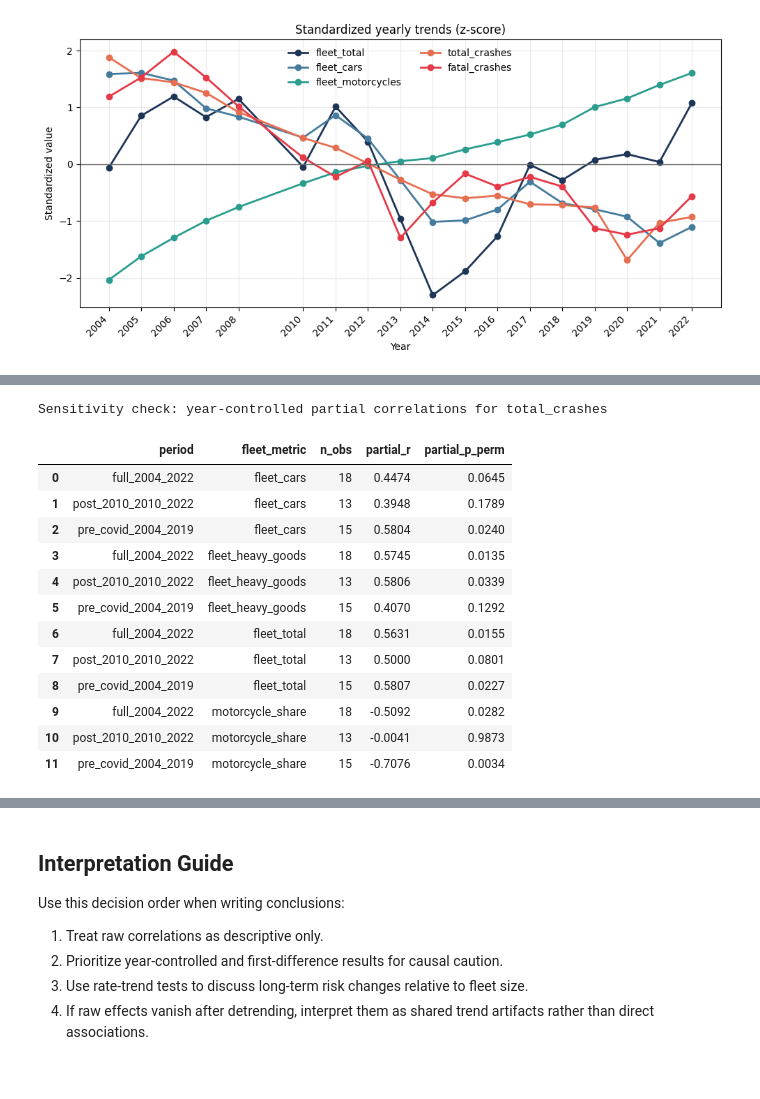
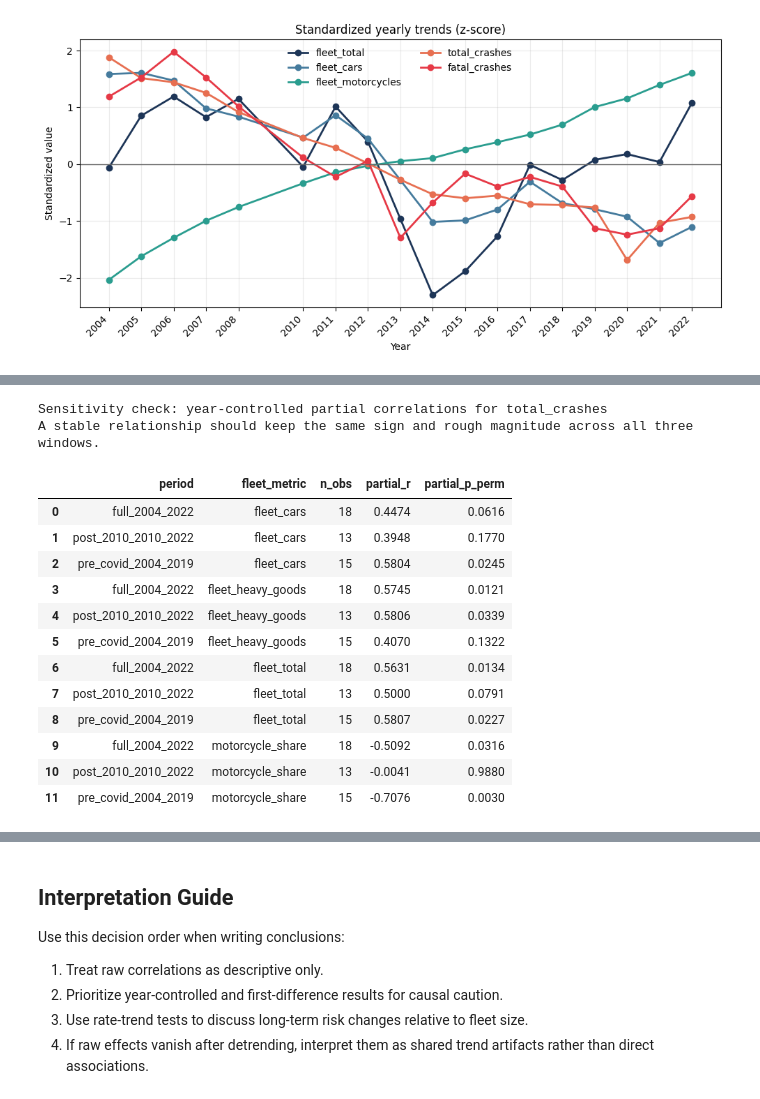
Before and after one commit to faustozamparelli/MilanCrash, a Jupyter notebook: notebooks/inference/Fleet.ipynb, the cells around one changed output, grey strips where cells are left out. Cells and saved outputs as stored; diff of their text form; code cells hidden in the pictures.

```diff
--- a/notebooks/Fleet.ipynb
+++ b/notebooks/inference/Fleet.ipynb
@@ -12,6 +12,7 @@ Statistical design:
 Goal: isolate robust statistical findings and separate trend artifacts from interpretable associations.
 # %%
 from pathlib import Path
+import sys
 
 import matplotlib.pyplot as plt
 import numpy as np
@@ -20,7 +21,9 @@ import pandas as pd
 pd.options.display.max_columns = 200
 pd.options.display.float_format = "{:.4f}".format
 
-candidate_roots = [Path.cwd(), Path.cwd().parent]
+SEED = 42
+
+candidate_roots = [Path.cwd(), Path.cwd().parent, Path.cwd().parent.parent]
 project_root = None
 for root in candidate_roots:
     if (root / "data" / "processed").exists():
@@ -29,6 +32,19 @@ for root in candidate_roots:
 
 if project_root is None:
     raise FileNotFoundError("Could not resolve the project root with data/processed.")
+
+scripts_dir = str(project_root / "scripts")
+if scripts_dir not in sys.path:
+    sys.path.insert(0, scripts_dir)
+
+from inference_utils import (  # noqa: E402
+    perm_corr,
+    partial_corr_with_year,
+    residualize_linear,
+    slope_perm_test,
+    bootstrap_slope_ci,
+    bh_qvalues,
+)
 
 processed_dir = project_root / "data" / "processed"
 fleet_path = processed_dir / "milan_vehicle_fleet_cleaned.csv"
@@ -412,57 +472,46 @@ Top first-difference correlations:
 # %%
-def partial_corr_period(df: pd.DataFrame, fleet_metric: str, crash_metric: str, n_perm: int = 8000, seed: int = 99) -> tuple[float, float, int]:
-    sub = df[["Year", fleet_metric, crash_metric]].dropna().copy()
-    if len(sub) < 5:
-        return np.nan, np.nan, int(len(sub))
-
-    rx = residualize_linear(sub[fleet_metric], sub["Year"])
-    ry = residualize_linear(sub[crash_metric], sub["Year"])
-    obs_r = float(np.corrcoef(rx, ry)[0, 1])
-
-    rng = np.random.default_rng(seed)
-    count = 0
-    for _ in range(n_perm):
-        rp = float(np.corrcoef(rx, rng.permutation(ry))[0, 1])
-        if abs(rp) >= abs(obs_r):
-            count += 1
-    p_val = (count + 1) / (n_perm + 1)
-    return obs_r, p_val, int(len(sub))
+# Sensitivity: trend-adjusted partial correlation for total_crashes on different periods.
 
 periods = {
     "full_2004_2022": analysis_df,
     "pre_covid_2004_2019": analysis_df.loc[analysis_df["Year"] <= 2019],
     "post_2010_2010_2022": analysis_df.loc[analysis_df["Year"] >= 2010],
 }
 
 sensitivity_rows = []
 for period_name, frame in periods.items():
     for fleet_metric in ["fleet_total", "fleet_heavy_goods", "motorcycle_share", "fleet_cars"]:
-        r, p, n_obs = partial_corr_period(frame, fleet_metric, "total_crashes", n_perm=8000, seed=77)
+        sub = frame[["Year", fleet_metric, "total_crashes"]].dropna()
+        r, p, n_obs = partial_corr_with_year(
+            sub[fleet_metric], sub["total_crashes"], sub["Year"], method="pearson", n_perm=8000, seed=SEED,
+        )
         sensitivity_rows.append(
             {
                 "period": period_name,
                 "fleet_metric": fleet_metric,
                 "n_obs": n_obs,
                 "partial_r": r,
                 "partial_p_perm": p,
             }
         )
 
 sensitivity_df = pd.DataFrame(sensitivity_rows).sort_values(["fleet_metric", "period"]).reset_index(drop=True)
 print("Sensitivity check: year-controlled partial correlations for total_crashes")
+print("A stable relationship should keep the same sign and rough magnitude across all three windows.")
 display(sensitivity_df)
 # %% [output]
 Sensitivity check: year-controlled partial correlations for total_crashes
+A stable relationship should keep the same sign and rough magnitude across all three windows.
 |  | period | fleet_metric | n_obs | partial_r | partial_p_perm |
-| 0 | full_2004_2022 | fleet_cars | 18 | 0.4474 | 0.0645 |
-| 1 | post_2010_2010_2022 | fleet_cars | 13 | 0.3948 | 0.1789 |
-| 2 | pre_covid_2004_2019 | fleet_cars | 15 | 0.5804 | 0.0240 |
-| 3 | full_2004_2022 | fleet_heavy_goods | 18 | 0.5745 | 0.0135 |
+| 0 | full_2004_2022 | fleet_cars | 18 | 0.4474 | 0.0616 |
+| 1 | post_2010_2010_2022 | fleet_cars | 13 | 0.3948 | 0.1770 |
+| 2 | pre_covid_2004_2019 | fleet_cars | 15 | 0.5804 | 0.0245 |
+| 3 | full_2004_2022 | fleet_heavy_goods | 18 | 0.5745 | 0.0121 |
 | 4 | post_2010_2010_2022 | fleet_heavy_goods | 13 | 0.5806 | 0.0339 |
-| 5 | pre_covid_2004_2019 | fleet_heavy_goods | 15 | 0.4070 | 0.1292 |
-| 6 | full_2004_2022 | fleet_total | 18 | 0.5631 | 0.0155 |
-| 7 | post_2010_2010_2022 | fleet_total | 13 | 0.5000 | 0.0801 |
+| 5 | pre_covid_2004_2019 | fleet_heavy_goods | 15 | 0.4070 | 0.1322 |
+| 6 | full_2004_2022 | fleet_total | 18 | 0.5631 | 0.0134 |
+| 7 | post_2010_2010_2022 | fleet_total | 13 | 0.5000 | 0.0791 |
 | 8 | pre_covid_2004_2019 | fleet_total | 15 | 0.5807 | 0.0227 |
-| 9 | full_2004_2022 | motorcycle_share | 18 | -0.5092 | 0.0282 |
-| 10 | post_2010_2010_2022 | motorcycle_share | 13 | -0.0041 | 0.9873 |
-| 11 | pre_covid_2004_2019 | motorcycle_share | 15 | -0.7076 | 0.0034 |
+| 9 | full_2004_2022 | motorcycle_share | 18 | -0.5092 | 0.0316 |
+| 10 | post_2010_2010_2022 | motorcycle_share | 13 | -0.0041 | 0.9880 |
+| 11 | pre_covid_2004_2019 | motorcycle_share | 15 | -0.7076 | 0.0030 |
```
Also changed, not shown: parts of 18 cells of this notebook, 10 other files.
